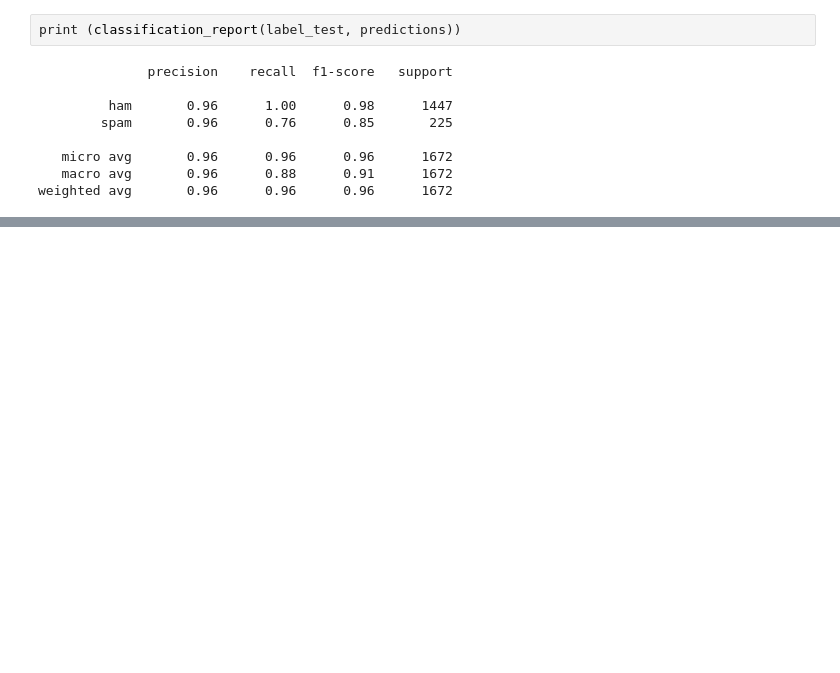
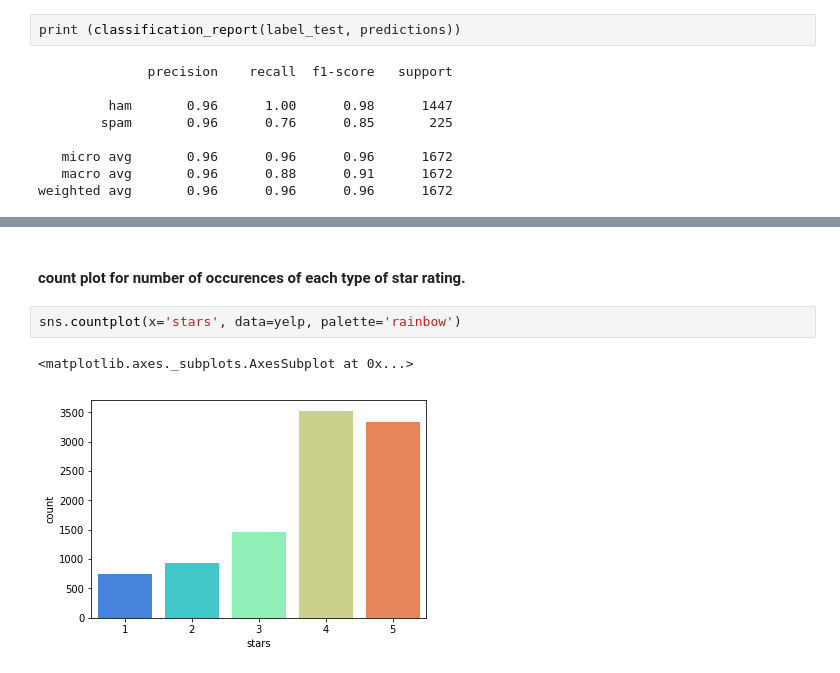
Before and after one commit to jee123/NLP, a Jupyter notebook: SpamHamNotebook.ipynb, the cells around one changed output, grey strips where cells are left out. Drawn from its saved outputs; the diff is of its cells as text; blank space fills up the shorter version.

```diff
--- a/SpamHamNotebook.ipynb
+++ b/SpamHamNotebook.ipynb
@@ -296,0 +358,7 @@ weighted avg       0.96      0.96      0.96      1672
+# %% [markdown]
+#### count plot for number of occurences of each type of star rating.
+# %%
+sns.countplot(x='stars', data=yelp, palette='rainbow')
+# %% [output]
+<matplotlib.axes._subplots.AxesSubplot at 0x...>
+[figure, added]
```
Also changed, not shown: parts of 14 cells of this notebook.
